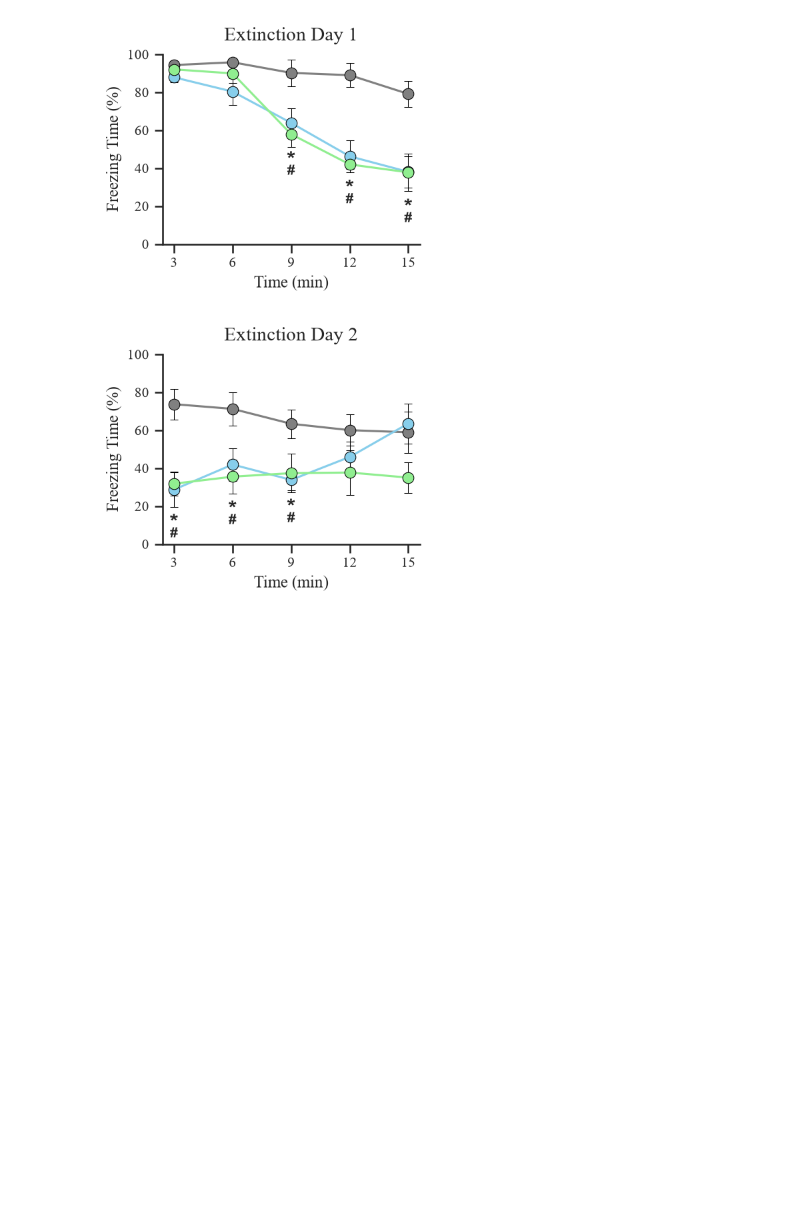
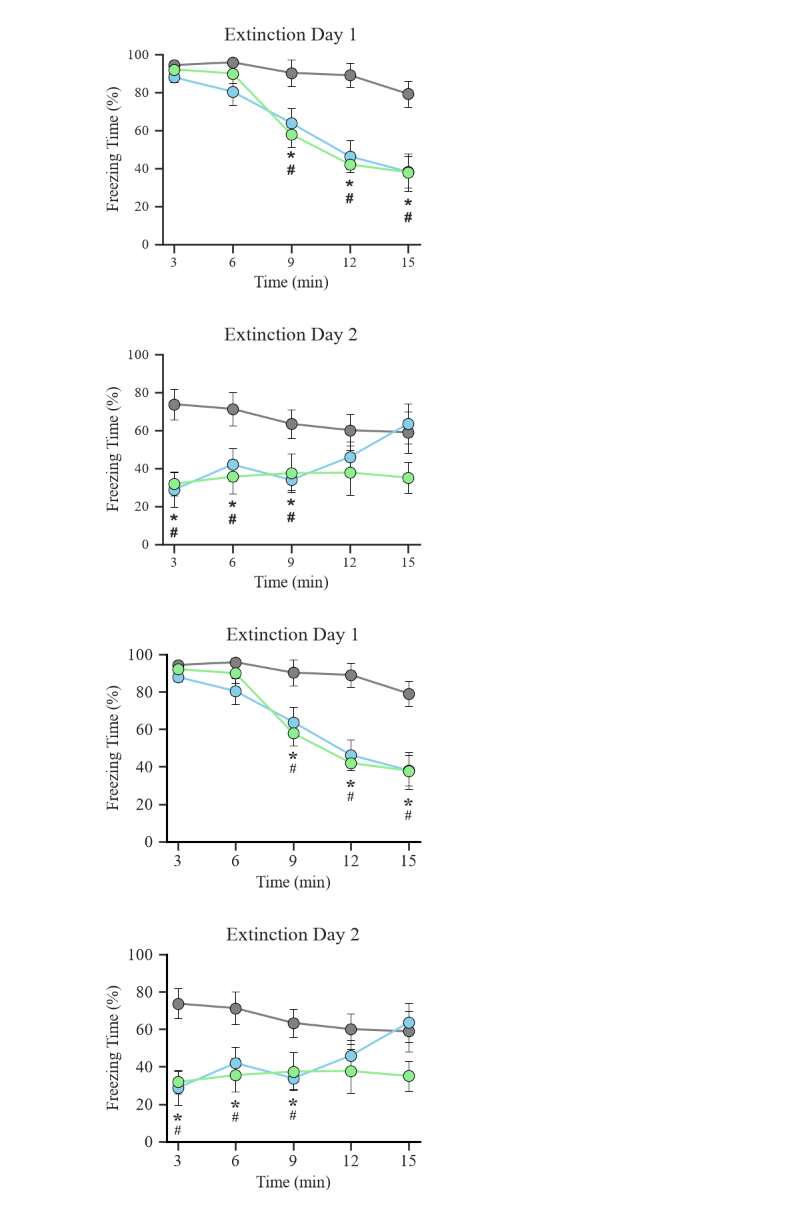
Before and after one commit to RyoShimoda/Python_MSSE_analysis, a Jupyter notebook: scripts/python_Fear_Extinction.ipynb, the cells around one changed output. Saved outputs shown, nothing was run; the diff lists cells and outputs as text; code cells hidden in the pictures; blank space fills up the shorter version.

Commit message:
matplotlibでも同じグラフを描画。

```diff
--- a/scripts/python_Fear_Extinction.ipynb
+++ b/scripts/python_Fear_Extinction.ipynb
@@ -393,9 +393,9 @@ def plot_save(
         ax.set_yticks(np.arange(ylim[0], ylim[1] + 1, 20))
         ax.set_xticks(xticks)
 
-        ax.set_title(title, fontsize=14)
-        ax.set_xlabel(xlabel, fontsize=12)
-        ax.set_ylabel(ylabel, fontsize=12)
+        ax.set_title(title, fontsize=14, fontfamily = "Times New Roman", pad=10)
+        ax.set_xlabel(xlabel, fontsize=12, fontfamily = "Times New Roman")
+        ax.set_ylabel(ylabel, fontsize=12, fontfamily = "Times New Roman")
         ax.tick_params(axis="both", labelsize=12)
 
         if show_legend:
@@ -502,3 +502,64 @@ plt.show()
 # %% [output]
 [figure]
 [figure]
+# %%
+# matplot_lib版でもグラフを描画
+
+figEx1, axEx1 = plot_save(
+    dataEx1_per3,
+    title="Extinction Day 1",
+    group_order=["SED", "LIE", "MOE"],
+    save_path=r"C:\Users\sryoh\Documents\Python_MSSE_analysis\Results\Plots\Extinction_day1_per3_matplotlib.png",
+    show_legend=False,
+    figsize=(3.5, 3),
+    method="matplotlib",
+)
+
+# 有意マーカーを描画
+axEx1.text(9, 38, "*", ha="center", va="bottom", fontsize=16, fontweight="bold")
+axEx1.text(12, 23, "*", ha="center", va="bottom", fontsize=16, fontweight="bold")
+axEx1.text(15, 13, "*", ha="center", va="bottom", fontsize=16, fontweight="bold") # noqa: F821
+axEx1.text(9, 35, "#", ha="center", va="bottom", fontsize=10, fontweight="bold")
+axEx1.text(12, 20, "#", ha="center", va="bottom", fontsize=10, fontweight="bold")
+axEx1.text(15, 10, "#", ha="center", va="bottom", fontsize=10, fontweight="bold") # noqa: F821
+
+figEx1.tight_layout()
+
+figEx1.savefig(
+    r"C:\Users\sryoh\Documents\Python_MSSE_analysis\Results\Plots\Extinction_day1_per3_matplotlib_sig.png",
+    dpi=300,
+    bbox_inches="tight"
+)
+
+plt.show()
+
+figEx2, axEx2 = plot_save(
+    dataEx2_per3,
+    title="Extinction Day 2",
+    group_order=["SED", "LIE", "MOE"],
+    save_path=r"C:\Users\sryoh\Documents\Python_MSSE_analysis\Results\Plots\Extinction_day2_per3_matplotlib.png",
+    show_legend=False,
+    figsize=(3.5,3),
+    method="matplotlib",
+)
+
+# 有意マーカーを描画
+axEx2.text(3, 5, "*", ha="center", va="bottom", fontsize=16, fontweight="bold")
+axEx2.text(6, 12, "*", ha="center", va="bottom", fontsize=16, fontweight="bold")
+axEx2.text(9, 13, "*", ha="center", va="bottom", fontsize=16, fontweight="bold") # noqa: F821
+axEx2.text(3, 2, "#", ha="center", va="bottom", fontsize=10, fontweight="bold")
+axEx2.text(6, 9, "#", ha="center", va="bottom", fontsize=10, fontweight="bold")
+axEx2.text(9, 10, "#", ha="center", va="bottom", fontsize=10, fontweight="bold") # noqa: F821
+
+figEx2.tight_layout()
+
+figEx2.savefig(
+    r"C:\Users\sryoh\Documents\Python_MSSE_analysis\Results\Plots\Extinction_day2_per3_matplotlib_sig.png",
+    dpi=300,
+    bbox_inches="tight"
+)
+
+plt.show()
+# %% [output]
+[figure, added]
+[figure, added]
```
